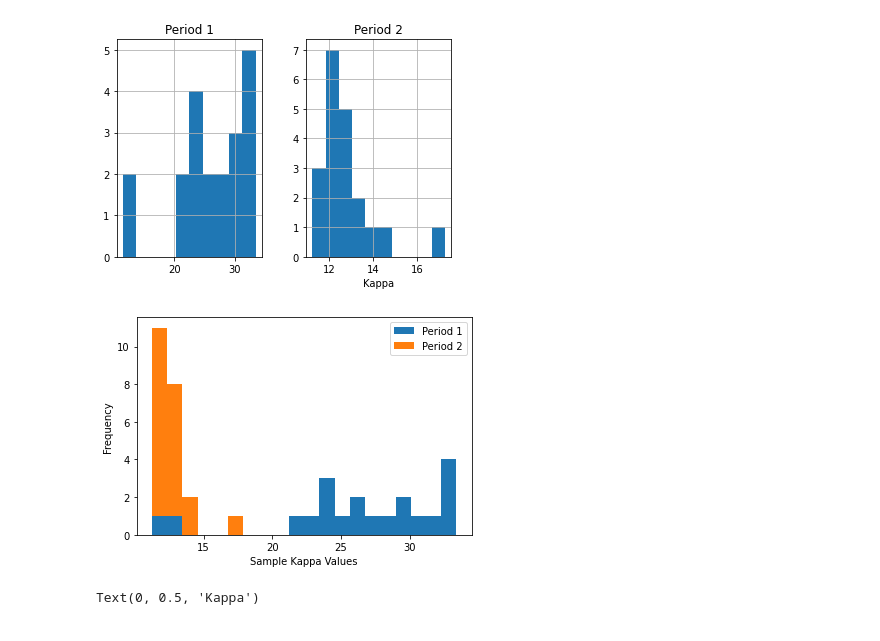
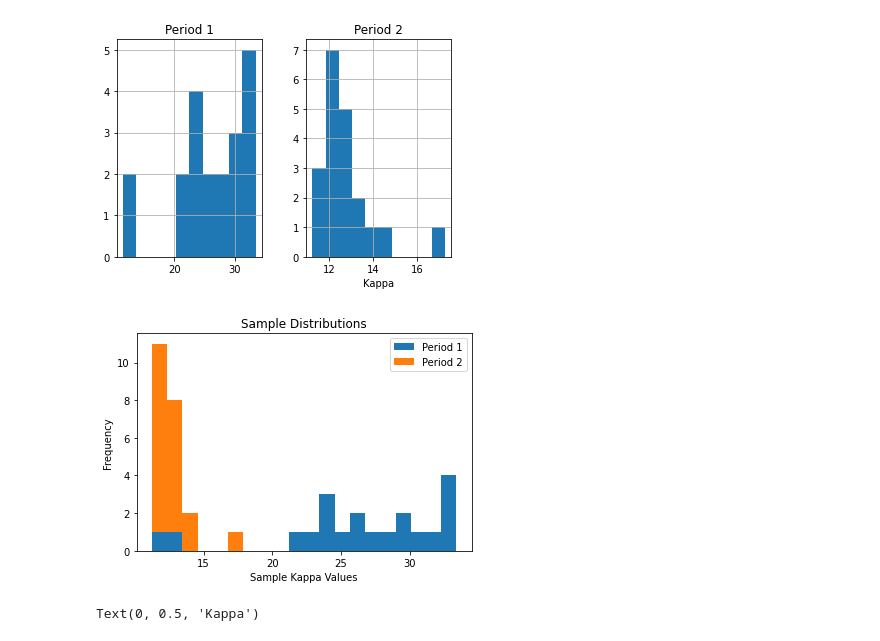
Before and after one commit to E-Lombo/che223-statistics, a Jupyter notebook: Assignment 2/data.ipynb, the cells around one changed output. Drawn from its saved outputs; the diff is of its cells as text; code cells hidden in the pictures.

Commit message:
plot titles

```diff
--- a/Assignment 2/data.ipynb
+++ b/Assignment 2/data.ipynb
@@ -67,11 +67,12 @@ Text(0.5, 0, 'Kappa')
 # %%
 plt.hist(df1, bins=20, histtype='barstacked')
 plt.legend(df1.columns)
+plt.title('Sample Distributions')
 plt.xlabel('Sample Kappa Values')
 plt.ylabel('Frequency')
 plt.show()
 # %% [output]
-[figure, old version]
+[figure, new version]
 # %%
 df1.boxplot(grid=False)
 plt.ylabel('Kappa')
```
Also changed, not shown: parts of 1 cell of this notebook.
